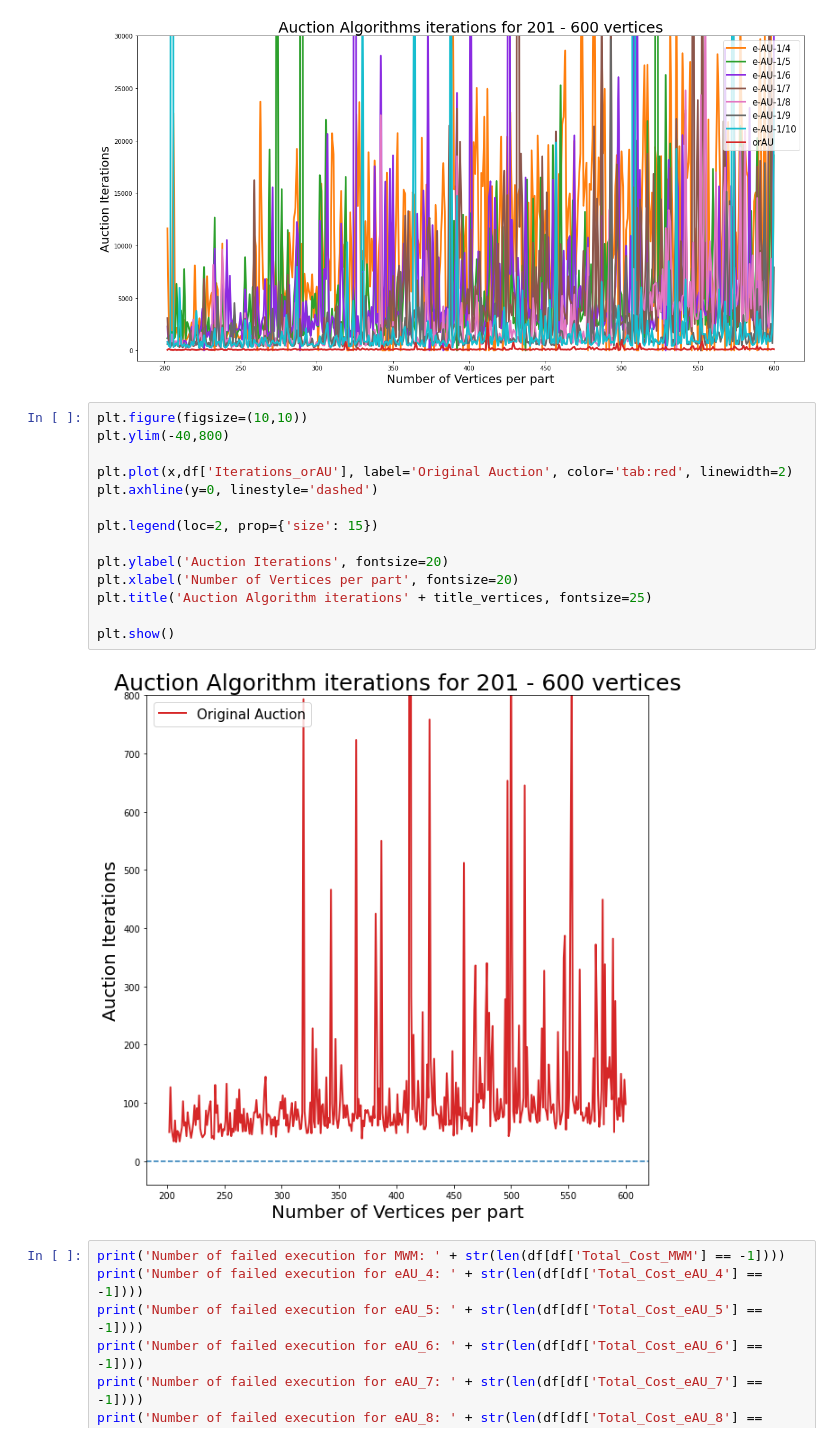
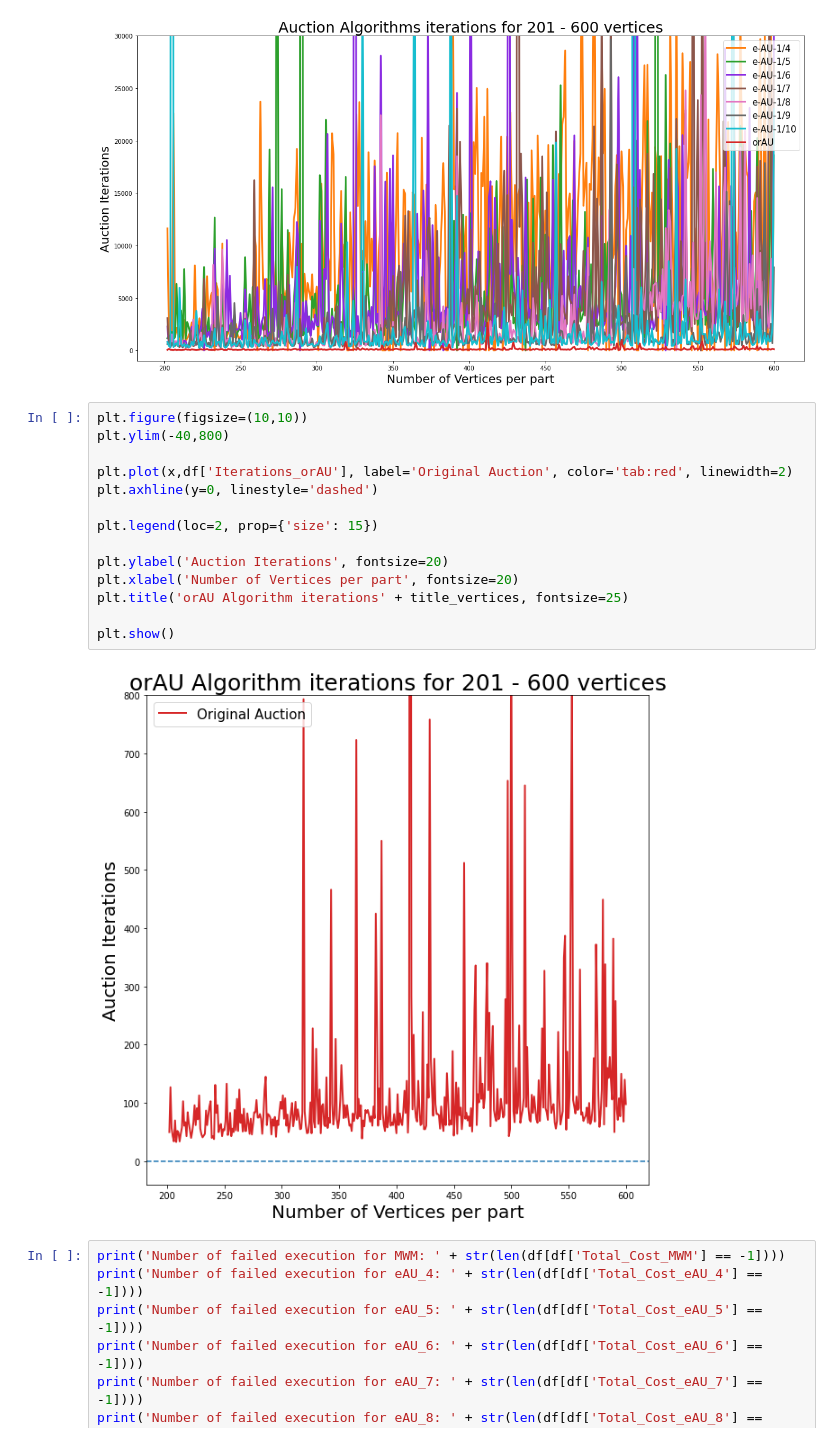
Before and after one commit to zuliani99/MWM_Auction_Comparison, a Jupyter notebook: benchmarck_graphs/AA_benchmark_Non_Complete_Bipartite_graphs.ipynb, the cells around one changed output. Cells and saved outputs as stored; diff of their text form.

```diff
--- a/benchmarck_graphs/AA_benchmark_Non_Complete_Bipartite_graphs.ipynb
+++ b/benchmarck_graphs/AA_benchmark_Non_Complete_Bipartite_graphs.ipynb
@@ -358,19 +341,19 @@ plt.show()
 # %%
 plt.figure(figsize=(10,10))
 plt.ylim(-40,800)
 
 plt.plot(x,df['Iterations_orAU'], label='Original Auction', color='tab:red', linewidth=2)
 plt.axhline(y=0, linestyle='dashed')
 
 plt.legend(loc=2, prop={'size': 15})
 
 plt.ylabel('Auction Iterations', fontsize=20)
 plt.xlabel('Number of Vertices per part', fontsize=20)
-plt.title('Auction Algorithm iterations' + title_vertices, fontsize=25)
+plt.title('orAU Algorithm iterations' + title_vertices, fontsize=25)
 
 plt.show()
 # %% [output]
-[figure, old version]
+[figure, new version]
 # %%
 print('Number of failed execution for MWM: ' + str(len(df[df['Total_Cost_MWM'] == -1])))
 print('Number of failed execution for eAU_4: ' + str(len(df[df['Total_Cost_eAU_4'] == -1])))
```
Also changed, not shown: parts of 2 cells of this notebook, 6 other files.
